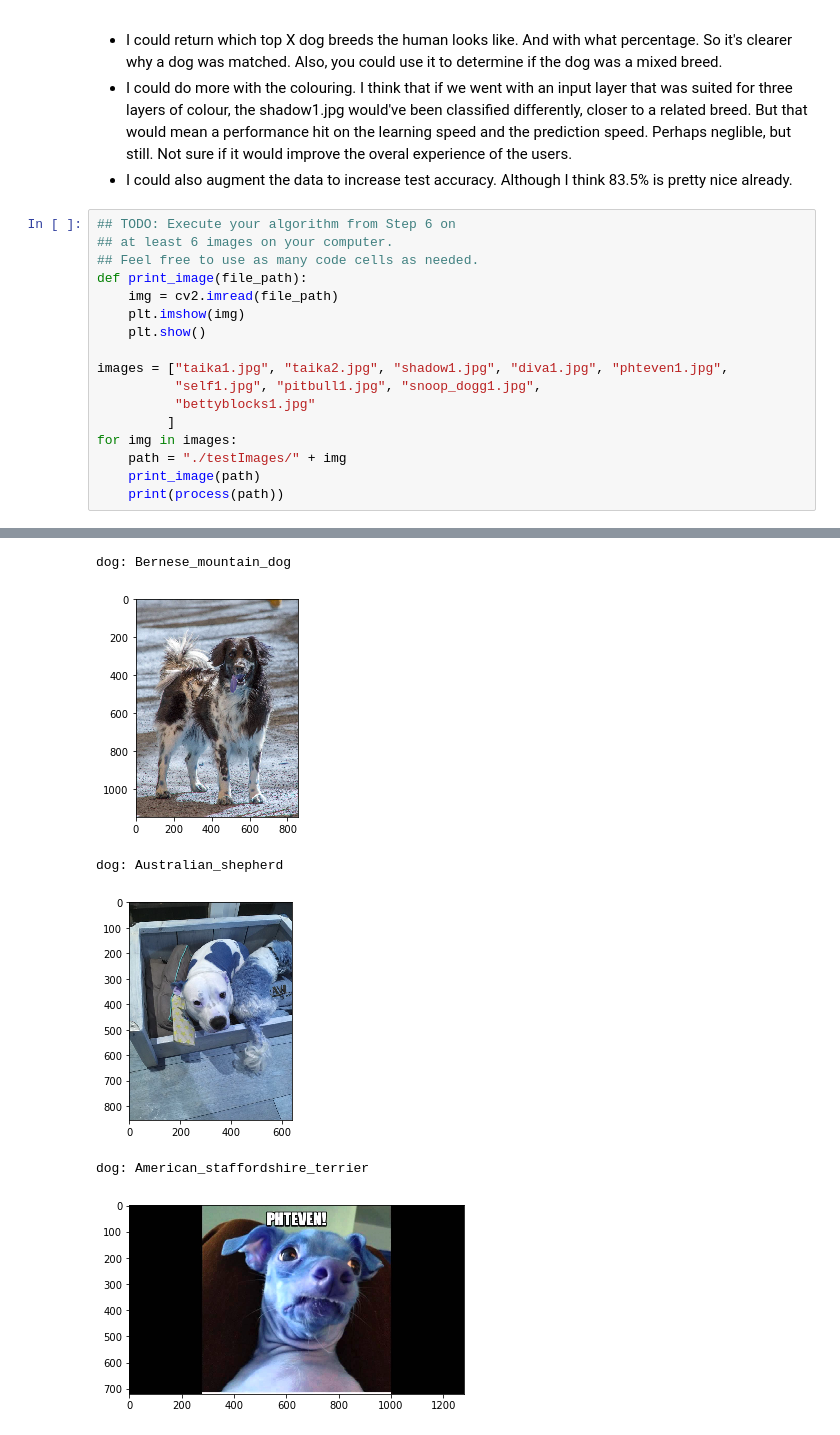
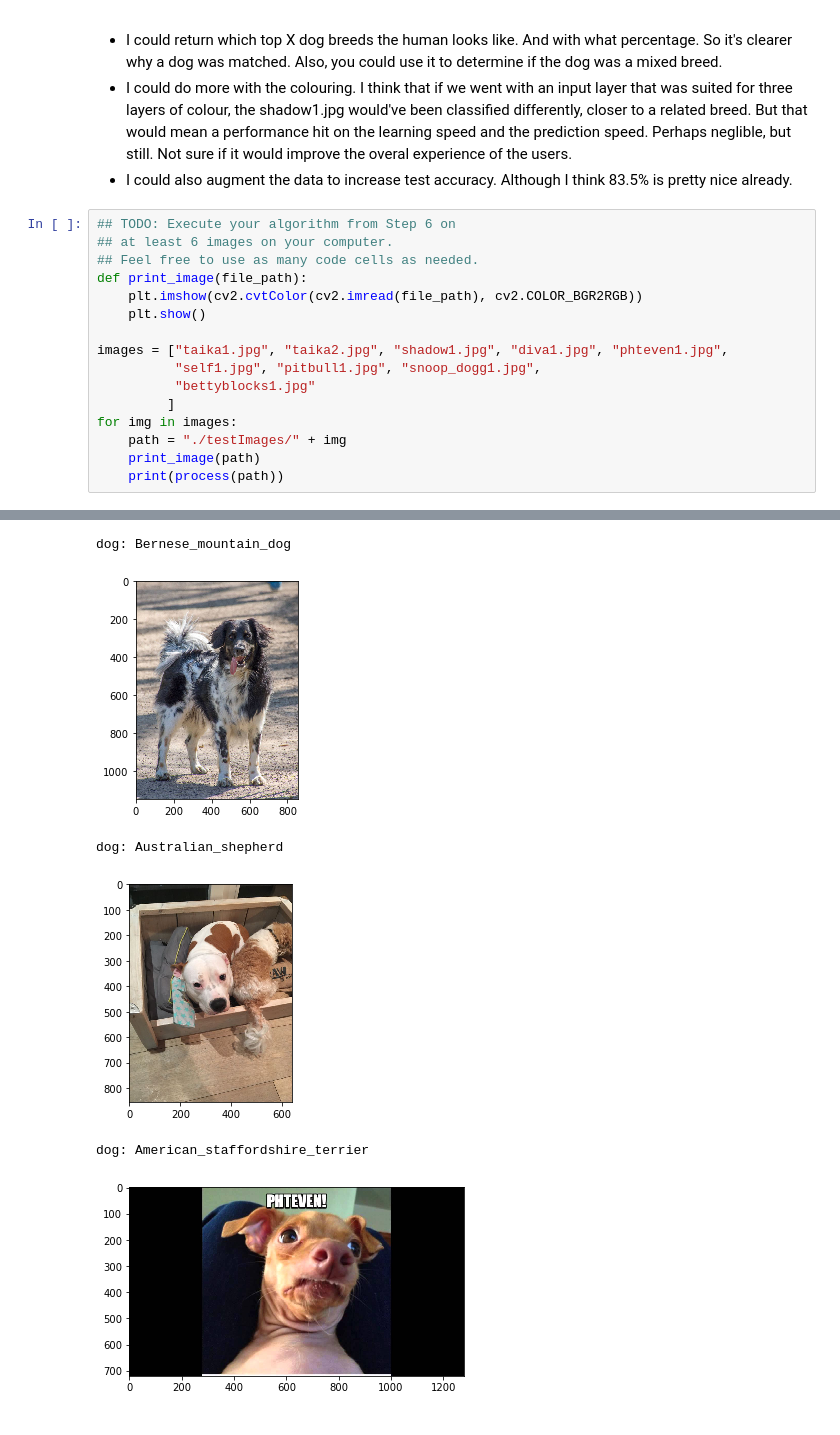
Before and after one commit to danielwillemse/dog_breeds, a Jupyter notebook: dog_app.ipynb, the cells around one changed output, grey strips where cells are left out. Cells and saved outputs as stored; diff of their text form.

Commit message:
Update feedback: Print images in full colour

```diff
--- a/dog_app.ipynb
+++ b/dog_app.ipynb
@@ -816,8 +817,7 @@ My points for improvements:
 ## at least 6 images on your computer.
 ## Feel free to use as many code cells as needed.
 def print_image(file_path):
-    img = cv2.imread(file_path)
-    plt.imshow(img)
+    plt.imshow(cv2.cvtColor(cv2.imread(file_path), cv2.COLOR_BGR2RGB))
     plt.show()
 
 images = ["taika1.jpg", "taika2.jpg", "shadow1.jpg", "diva1.jpg", "phteven1.jpg",
@@ -835,7 +835,7 @@ dog: Bernese_mountain_dog
 dog: Bernese_mountain_dog
-[figure, old version]
+[figure, new version]
 dog: Australian_shepherd
-[figure, old version]
+[figure, new version]
 dog: American_staffordshire_terrier
-[figure, old version]
+[figure, new version]
 dog: Chihuahua
```
Also changed, not shown: parts of 4 cells of this notebook, 1 other file.
